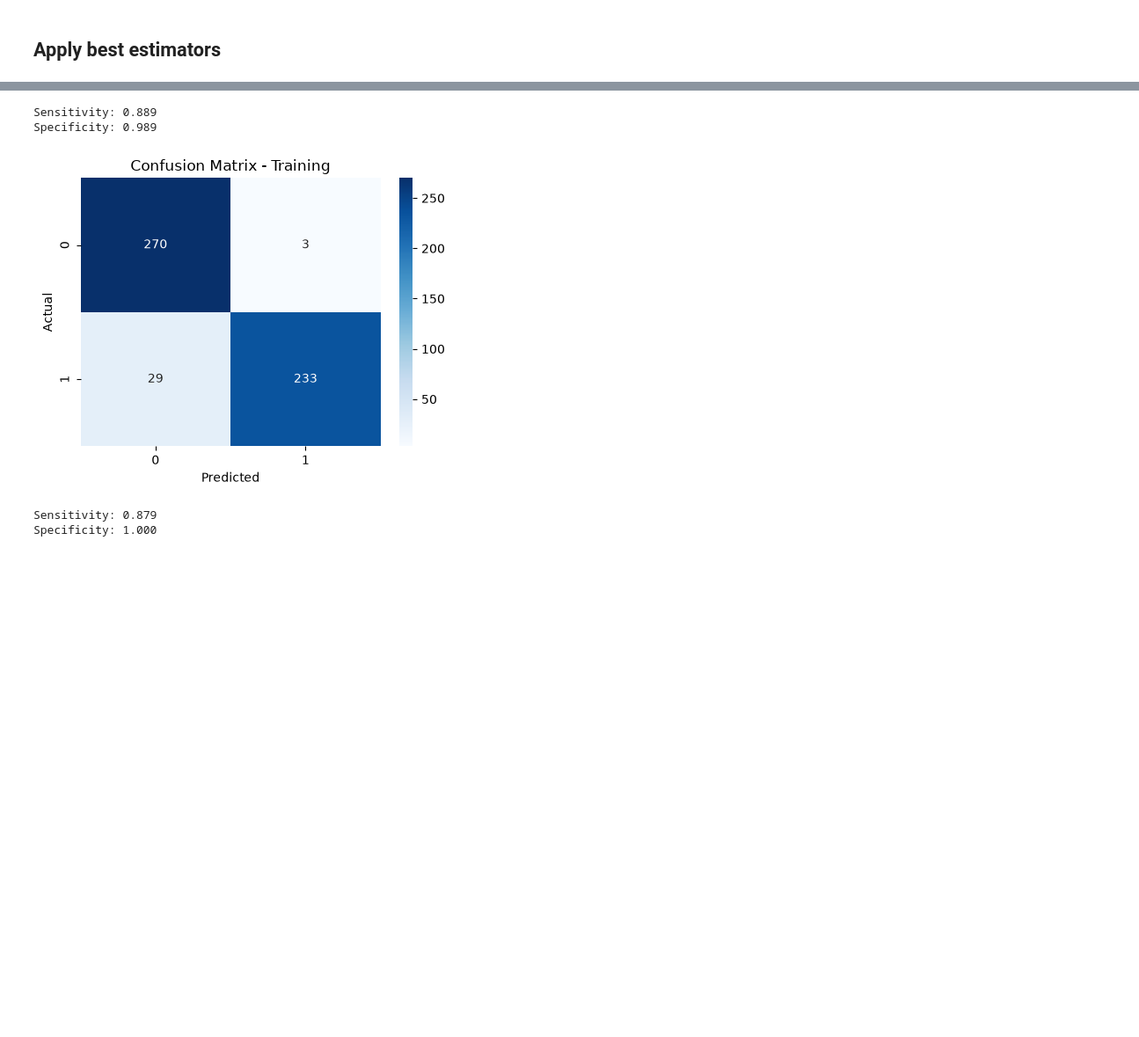
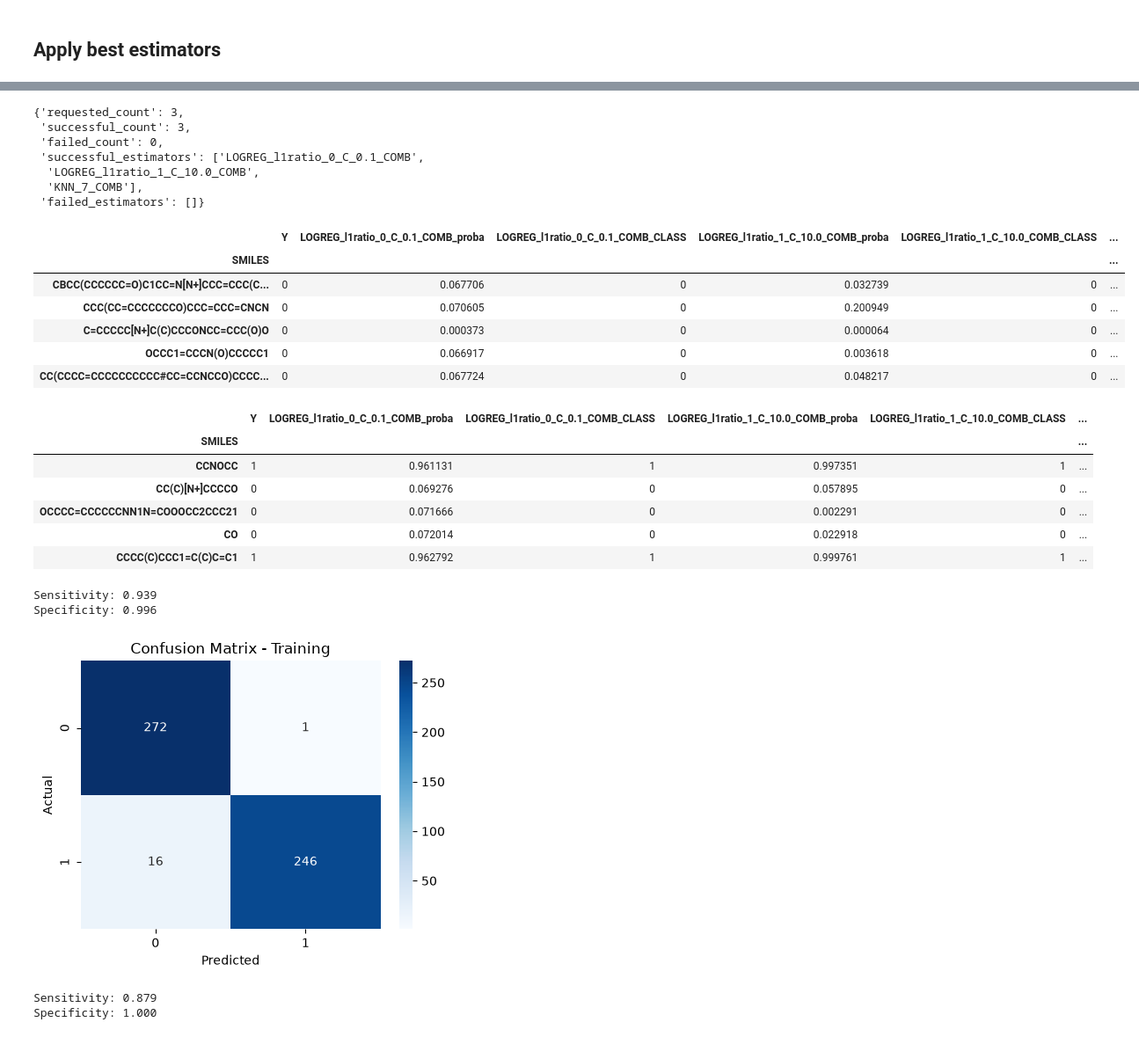
Before and after one commit to seacunilever/mlchem, a Jupyter notebook: examples/8 - Majority Voting/majority_vote.ipynb, the cells around one changed output, grey strips where cells are left out. Shown at 88% size. Cells and saved outputs as stored; diff of their text form; code cells hidden in the pictures; blank space fills up the shorter version.

```diff
--- a/examples/8 - Majority Voting/majority_vote.ipynb
+++ b/examples/8 - Majority Voting/majority_vote.ipynb
@@ -385,0 +347,43 @@ df
+# %%
+import ast
+
+best_combination_string = mv.final_results_cv.iloc[0].combination
+best_estimator_string = best_combination_string[:best_combination_string.find(']')+1]
+consensus_strategy_string = best_combination_string[best_combination_string.find(']')+2:]
+best_estimator_names = ast.literal_eval(best_estimator_string)
+best_estimators = [estimator for name, estimator in zip(mv.estimator_names, mv.estimator_list) if name in best_estimator_names]
+# %%
+if 'hard' in consensus_strategy_string:
+    hard = True
+else:
+    hard = False
+
+# The selected estimators are already chosen; this is a dry hold-out evaluation.
+# We pass full feature sets to mirror the previous hand-coded fit/predict step.
+column_list_holdout = [train_set_scaled.columns.tolist() for _ in best_estimators]
+
+mv_holdout = MajorityVote(
+    train_set=train_set_scaled,
+    y_train=y_train,
+    test_set=test_set_scaled,
+    y_test=y_test,
+    task_type='classification',
+    estimator_list=best_estimators,
+    column_list=column_list_holdout,
+    estimator_names=best_estimator_names,
+    n_jobs=-1,
+    log_level='INFO',
+)
+
+fit_result = mv_holdout.fit(
+    build_consensus=True,
+    return_prediction_dataframes=True,
+)
+
+df_train_predictions = fit_result['train_predictions']
+df_test_predictions = fit_result['test_predictions']
+
+display(fit_result['fit_report'])
+display(df_train_predictions.head())
+display(df_test_predictions.head())
+# %% [output]
@@ -386,15 +392,36 @@ df
+{'requested_count': 3,
+ 'successful_count': 3,
+ 'failed_count': 0,
+ 'successful_estimators': ['LOGREG_l1ratio_0_C_0.1_COMB',
+  'LOGREG_l1ratio_1_C_10.0_COMB',
+  'KNN_7_COMB'],
+ 'failed_estimators': []}
+|  | Y | LOGREG_l1ratio_0_C_0.1_COMB_proba | LOGREG_l1ratio_0_C_0.1_COMB_CLASS | LOGREG_l1ratio_1_C_10.0_COMB_proba | LOGREG_l1ratio_1_C_10.0_COMB_CLASS | ... |
+| SMILES |  |  |  |  |  | ... |
+| CBCC(CCCCCC=O)C1CC=N[N+]CCC=CCC(C... | 0 | 0.067706 | 0 | 0.032739 | 0 | ... |
+| CCC(CC=CCCCCCCO)CCC=CCC=CNCN | 0 | 0.070605 | 0 | 0.200949 | 0 | ... |
+| C=CCCCC[N+]C(C)CCCONCC=CCC(O)O | 0 | 0.000373 | 0 | 0.000064 | 0 | ... |
+| OCCC1=CCCN(O)CCCCC1 | 0 | 0.066917 | 0 | 0.003618 | 0 | ... |
+| CC(CCCC=CCCCCCCCCC#CC=CCNCCO)CCCC... | 0 | 0.067724 | 0 | 0.048217 | 0 | ... |
+|  | Y | LOGREG_l1ratio_0_C_0.1_COMB_proba | LOGREG_l1ratio_0_C_0.1_COMB_CLASS | LOGREG_l1ratio_1_C_10.0_COMB_proba | LOGREG_l1ratio_1_C_10.0_COMB_CLASS | ... |
+| SMILES |  |  |  |  |  | ... |
+| CCNOCC | 1 | 0.961131 | 1 | 0.997351 | 1 | ... |
+| CC(C)[N+]CCCCO | 0 | 0.069276 | 0 | 0.057895 | 0 | ... |
+| OCCCC=CCCCCCNN1N=COOOCC2CCC21 | 0 | 0.071666 | 0 | 0.002291 | 0 | ... |
+| CO | 0 | 0.072014 | 0 | 0.022918 | 0 | ... |
+| CCCC(C)CCC1=C(C)C=C1 | 1 | 0.962792 | 1 | 0.999761 | 1 | ... |
 # %%
 from mlchem.metrics import get_sensitivity, get_specificity
 from sklearn.metrics import confusion_matrix
 import seaborn as sns
 import matplotlib.pyplot as plt
 if hard == True:
-    y_pred = np.hstack(np.round(df_train_predictions[best_cols].mode(axis=1).values))
+    y_pred = df_train_predictions['CONSENSUS_hard']
     conf_matrix = confusion_matrix(y_train,y_pred)
     print(f'Sensitivity: {get_sensitivity(y_train,y_pred):.3f}')
     print(f'Specificity: {get_specificity(y_train,y_pred):.3f}')
 else:
-    y_pred = np.hstack(np.round(df_train_predictions[best_cols].mean(axis=1).values))
+    y_pred = df_train_predictions['CONSENSUS_soft']
     conf_matrix = confusion_matrix(y_train,y_pred)
     print(f'Sensitivity: {get_sensitivity(y_train,y_pred):.3f}')
     print(f'Specificity: {get_specificity(y_train,y_pred):.3f}')
@@ -414,7 +441,7 @@ plt.ylabel('Actual')
 plt.xlabel('Predicted')
 plt.tight_layout()
 # %% [output]
-Sensitivity: 0.889
-Specificity: 0.989
+Sensitivity: 0.939
+Specificity: 0.996
 [figure]
 # %%
```
Also changed, not shown: parts of 19 cells of this notebook, 2 other files.
